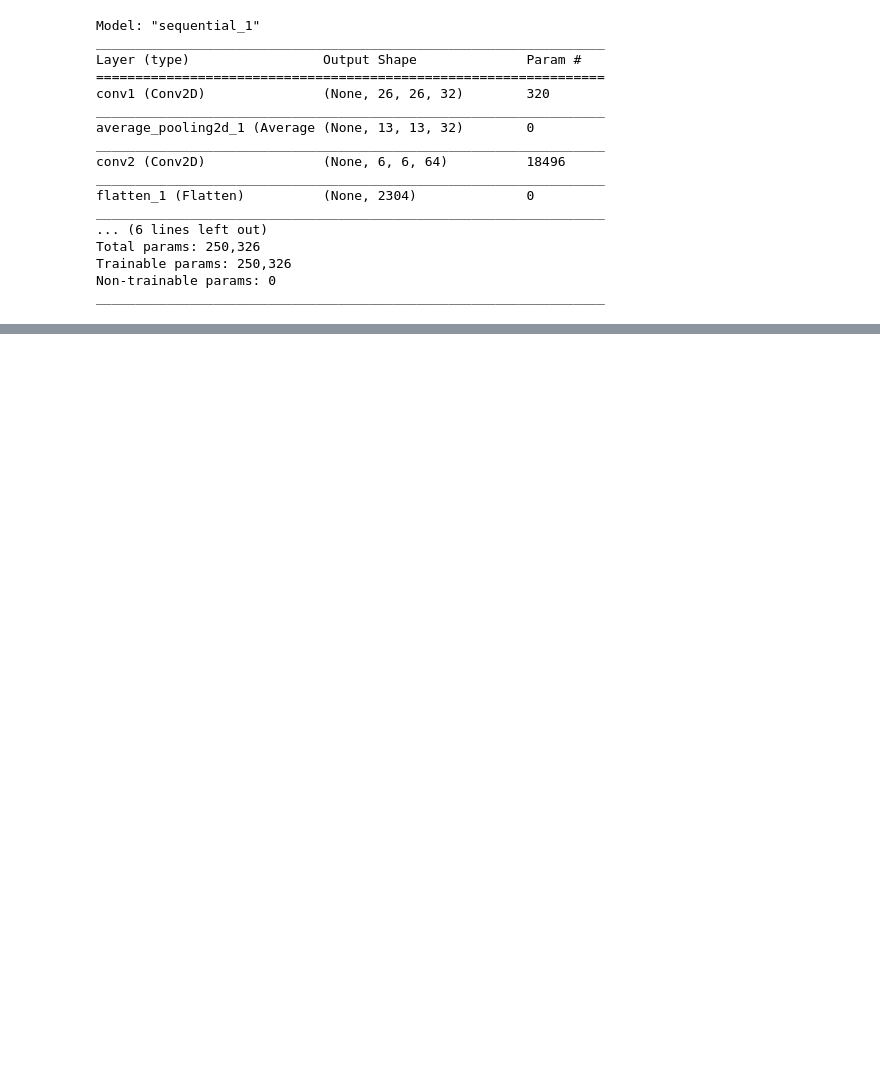
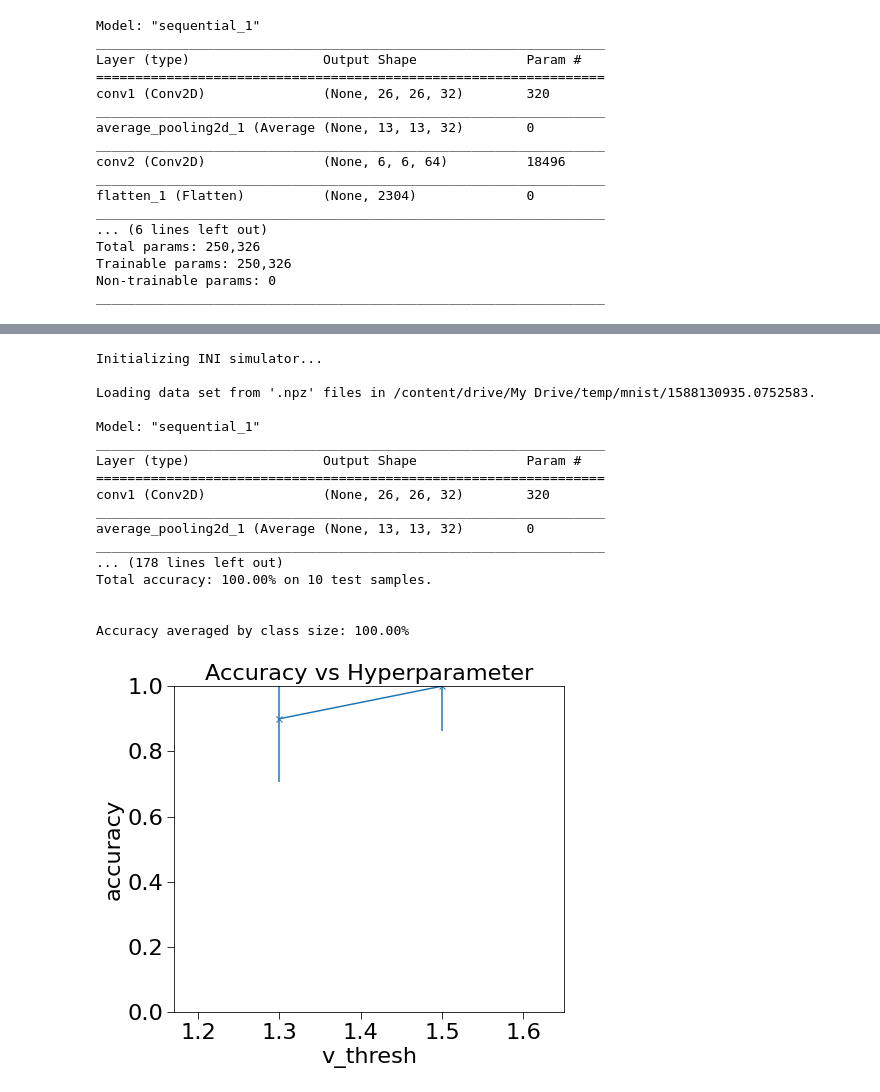
Before and after one commit to RKCZ/MNIST_usecase, a Jupyter notebook: MNIST_usecase.ipynb, the cells around one changed output, grey strips where cells are left out. Cells and saved outputs as stored; diff of their text form; code cells hidden in the pictures; blank space fills up the shorter version.

```diff
--- a/MNIST_usecase.ipynb
+++ b/MNIST_usecase.ipynb
@@ -71,7 +71,7 @@ tf.random.set_seed(seed)
 # create dirs for result files
 cwd = os.path.realpath('.')
 path_wd = os.path.abspath(
-    os.path.join(os.path.realpath('.'), 'temp', str(time.time())
+    os.path.join(os.path.realpath('.'), 'temp', 'mnist', str(time.time())
       )
   )
 print('Output path: {}\nCurrent working directory: {}'.format(path_wd, cwd))
@@ -206,9 +203,9 @@ assert path_wd is not None
 # initial parameters
 dt = 0.1  # Time resolution of simulator.
 snn_sim = 'INI'
-timesteps = 120
-n_samples = 10000
-sim_batch = 500
+timesteps = 30
+n_samples = 10
+sim_batch = 5
 plots = {}
 """
 {'spiketrains', 'spikerates', 'activations', 'correlation', 'v_mem', 'error_t'}
@@ -238,30 +235,49 @@ config['simulation'] = {
 }
 
 config['cell'] = {
     # 'v_thresh': 0.01,  # Reducing default value (1) for higher spikerates.
     'tau_refrac': dt,  # Refractory period and delay must be at
     'delay': dt  # least one time step.
 }
 
 config['parameter_sweep'] = {
     'param_name': 'v_thresh',
     'param_values': [1.3, 1.5]
 }
 
 """
     Various plots (slows down simulation).
     Leave section empty to turn off plots.
 """
 config['output'] = {
     'plot_vars': plots
 }
 
 # Store config file.
 config_filepath = os.path.join(path_wd, 'config')
 with open(config_filepath, 'w') as configfile:
     config.write(configfile)
 
 # RUN SNN TOOLBOX #
 ###################
 
 main(config_filepath)
+# %% [output]
+Initializing INI simulator...
+
+Loading data set from '.npz' files in /content/drive/My Drive/temp/mnist/1588130935.0752583.
+
+Model: "sequential_1"
+_________________________________________________________________
+Layer (type)                 Output Shape              Param #
+=================================================================
+conv1 (Conv2D)               (None, 26, 26, 32)        320
+_________________________________________________________________
+average_pooling2d_1 (Average (None, 13, 13, 32)        0
+_________________________________________________________________
+... (178 lines left out)
+Total accuracy: 100.00% on 10 test samples.
+
+
+Accuracy averaged by class size: 100.00%
+[figure, added]
```
Also changed, not shown: parts of 8 cells of this notebook.
